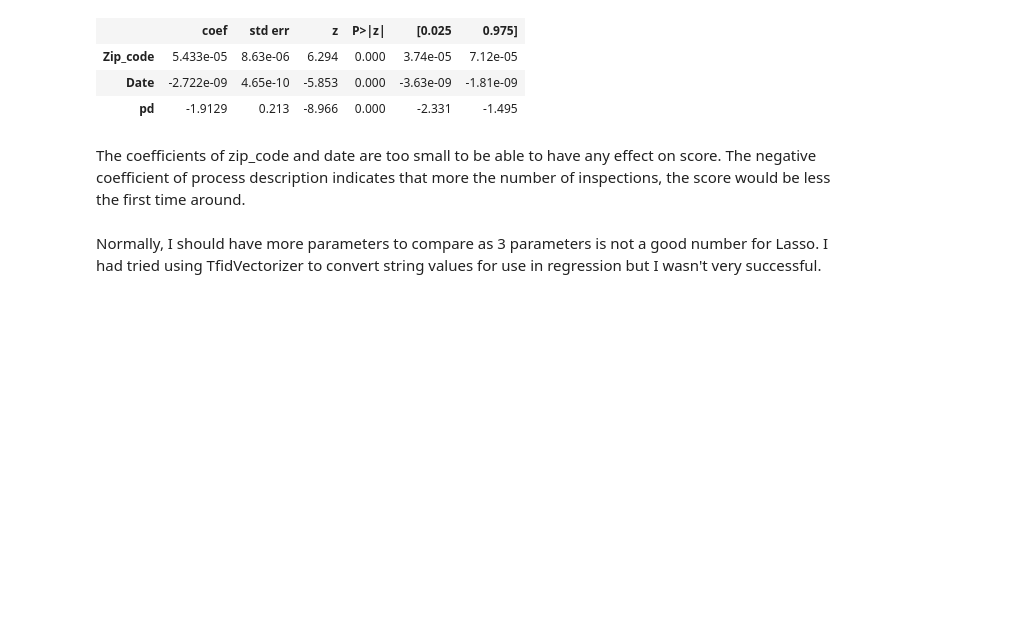
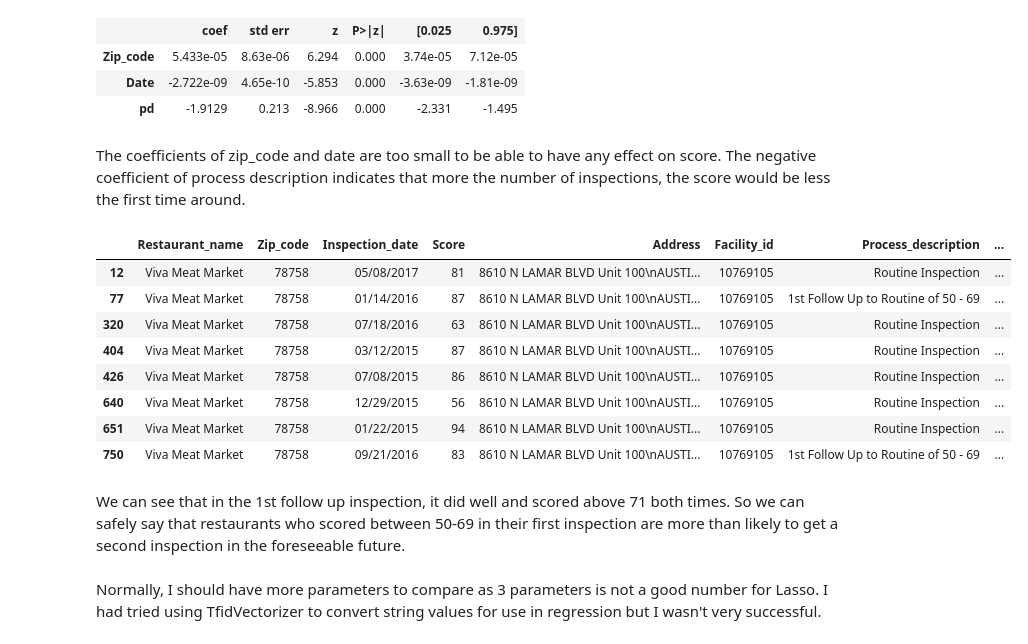
Before and after one commit to khyatiparekh/Final-Project-Plan, a Jupyter notebook: Final_project.ipynb, the cells around one changed output. Drawn from its saved outputs; the diff is of its cells as text; code cells hidden in the pictures; blank space fills up the shorter version.

```diff
--- a/Final_project.ipynb
+++ b/Final_project.ipynb
@@ -367,3 +374,17 @@ The coefficients of zip_code and date are too small to be able to have any effec
+# %%
+data_austin[data_austin['Restaurant_name'] == 'Viva Meat Market']
+# %% [output]
+|  | Restaurant_name | Zip_code | Inspection_date | Score | Address | Facility_id | Process_description | ... |
+| 12 | Viva Meat Market | 78758 | 05/08/2017 | 81 | 8610 N LAMAR BLVD Unit 100\nAUSTI... | 10769105 | Routine Inspection | ... |
+| 77 | Viva Meat Market | 78758 | 01/14/2016 | 87 | 8610 N LAMAR BLVD Unit 100\nAUSTI... | 10769105 | 1st Follow Up to Routine of 50 - 69 | ... |
+| 320 | Viva Meat Market | 78758 | 07/18/2016 | 63 | 8610 N LAMAR BLVD Unit 100\nAUSTI... | 10769105 | Routine Inspection | ... |
+| 404 | Viva Meat Market | 78758 | 03/12/2015 | 87 | 8610 N LAMAR BLVD Unit 100\nAUSTI... | 10769105 | Routine Inspection | ... |
+| 426 | Viva Meat Market | 78758 | 07/08/2015 | 86 | 8610 N LAMAR BLVD Unit 100\nAUSTI... | 10769105 | Routine Inspection | ... |
+| 640 | Viva Meat Market | 78758 | 12/29/2015 | 56 | 8610 N LAMAR BLVD Unit 100\nAUSTI... | 10769105 | Routine Inspection | ... |
+| 651 | Viva Meat Market | 78758 | 01/22/2015 | 94 | 8610 N LAMAR BLVD Unit 100\nAUSTI... | 10769105 | Routine Inspection | ... |
+| 750 | Viva Meat Market | 78758 | 09/21/2016 | 83 | 8610 N LAMAR BLVD Unit 100\nAUSTI... | 10769105 | 1st Follow Up to Routine of 50 - 69 | ... |
+# %% [markdown]
+We can see that in the 1st follow up inspection, it did well and scored above 71 both times. So we can safely say that restaurants who scored between 50-69 in their first inspection are more than likely to get a second inspection in the foreseeable future.
 # %% [markdown]
 Normally, I should have more parameters to compare as 3 parameters is not a good number for Lasso. I had tried using TfidVectorizer to convert string values for use in regression but I wasn't very successful.
 # %% [markdown]
```
Also changed, not shown: parts of 29 cells of this notebook.
